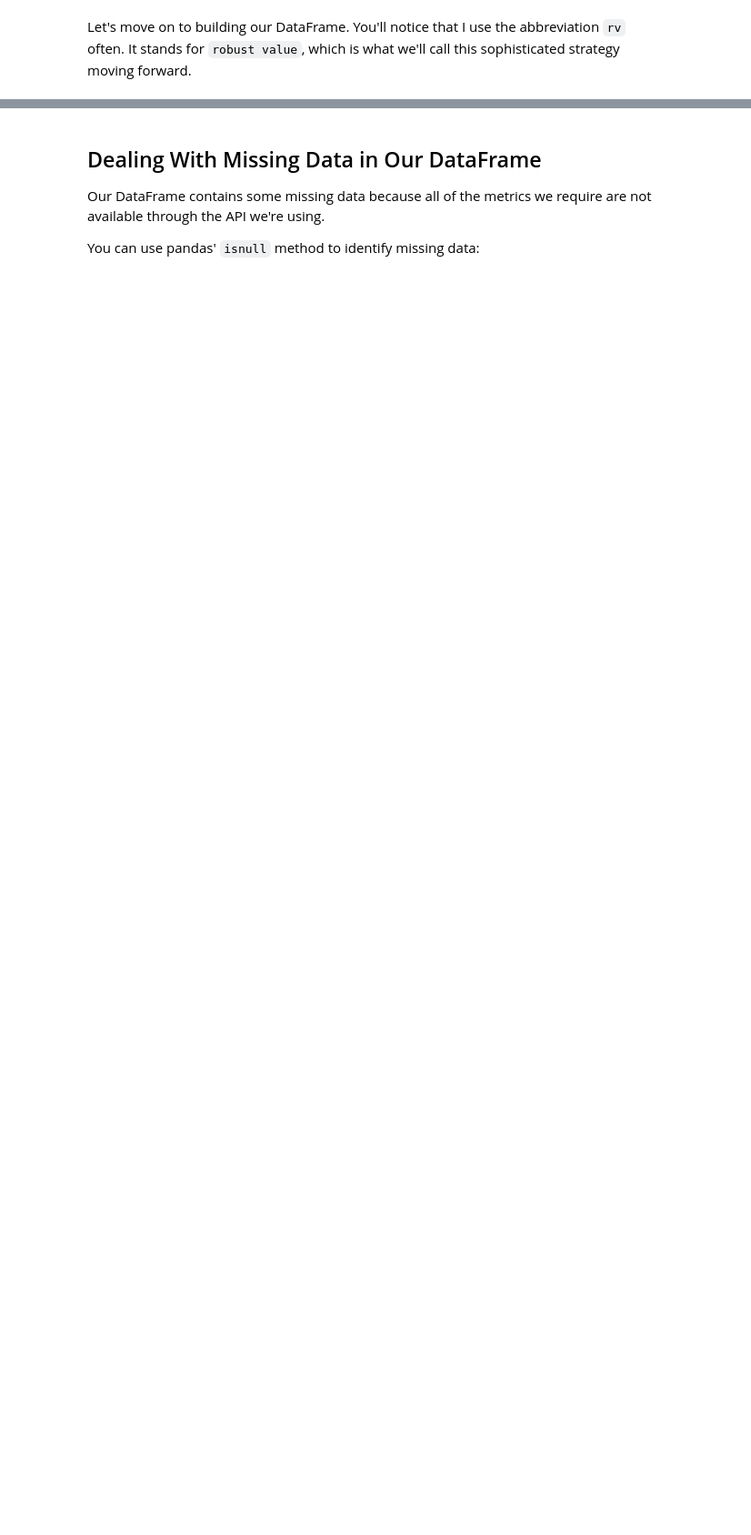
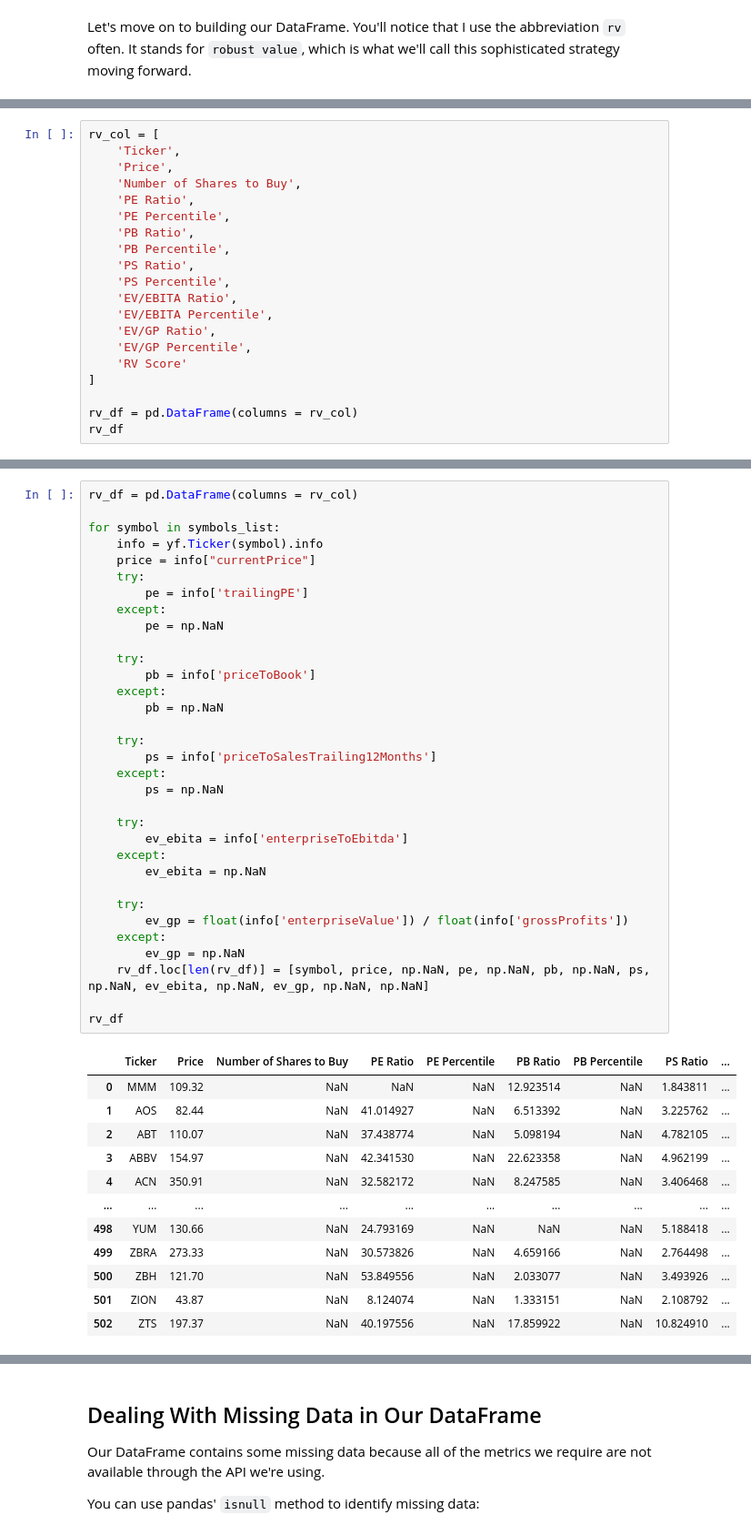
Before and after one commit to phytal/algorithmic-trading-python, a Jupyter notebook: 003_quantitative_value_strategy.ipynb, the cells around one changed output, grey strips where cells are left out. Shown at 91% size. Drawn from its saved outputs; the diff is of its cells as text; blank space fills up the shorter version.

```diff
--- a/003_quantitative_value_strategy.ipynb
+++ b/003_quantitative_value_strategy.ipynb
@@ -319,0 +331,20 @@ Let's move on to building our DataFrame. You'll notice that I use the abbreviati
+# %%
+rv_col = [
+    'Ticker',
+    'Price',
+    'Number of Shares to Buy',
+    'PE Ratio',
+    'PE Percentile',
+    'PB Ratio',
+    'PB Percentile',
+    'PS Ratio',
+    'PS Percentile',
+    'EV/EBITA Ratio',
+    'EV/EBITA Percentile',
+    'EV/GP Ratio',
+    'EV/GP Percentile',
+    'RV Score'
+]
+
+rv_df = pd.DataFrame(columns = rv_col)
+rv_df
@@ -319,0 +353,46 @@ Let's move on to building our DataFrame. You'll notice that I use the abbreviati
+# %%
+rv_df = pd.DataFrame(columns = rv_col)
+
+for symbol in symbols_list:
+    info = yf.Ticker(symbol).info
+    price = info["currentPrice"]
+    try:
+        pe = info['trailingPE']
+    except:
+        pe = np.NaN
+
+    try:
+        pb = info['priceToBook']
+    except:
+        pb = np.NaN
+
+    try:
+        ps = info['priceToSalesTrailing12Months']
+    except:
+        ps = np.NaN
+
+    try:
+        ev_ebita = info['enterpriseToEbitda']
+    except:
+        ev_ebita = np.NaN
+
+    try:
+        ev_gp = float(info['enterpriseValue']) / float(info['grossProfits'])
+    except:
+        ev_gp = np.NaN
+    rv_df.loc[len(rv_df)] = [symbol, price, np.NaN, pe, np.NaN, pb, np.NaN, ps, np.NaN, ev_ebita, np.NaN, ev_gp, np.NaN, np.NaN]
+
+rv_df
+# %% [output]
+|  | Ticker | Price | Number of Shares to Buy | PE Ratio | PE Percentile | PB Ratio | PB Percentile | PS Ratio | ... |
+| 0 | MMM | 109.32 | NaN | NaN | NaN | 12.923514 | NaN | 1.843811 | ... |
+| 1 | AOS | 82.44 | NaN | 41.014927 | NaN | 6.513392 | NaN | 3.225762 | ... |
+| 2 | ABT | 110.07 | NaN | 37.438774 | NaN | 5.098194 | NaN | 4.782105 | ... |
+| 3 | ABBV | 154.97 | NaN | 42.341530 | NaN | 22.623358 | NaN | 4.962199 | ... |
+| 4 | ACN | 350.91 | NaN | 32.582172 | NaN | 8.247585 | NaN | 3.406468 | ... |
+| ... | ... | ... | ... | ... | ... | ... | ... | ... | ... |
+| 498 | YUM | 130.66 | NaN | 24.793169 | NaN | NaN | NaN | 5.188418 | ... |
+| 499 | ZBRA | 273.33 | NaN | 30.573826 | NaN | 4.659166 | NaN | 2.764498 | ... |
+| 500 | ZBH | 121.70 | NaN | 53.849556 | NaN | 2.033077 | NaN | 3.493926 | ... |
+| 501 | ZION | 43.87 | NaN | 8.124074 | NaN | 1.333151 | NaN | 2.108792 | ... |
+| 502 | ZTS | 197.37 | NaN | 40.197556 | NaN | 17.859922 | NaN | 10.824910 | ... |
```
Also changed, not shown: parts of 17 cells of this notebook.
